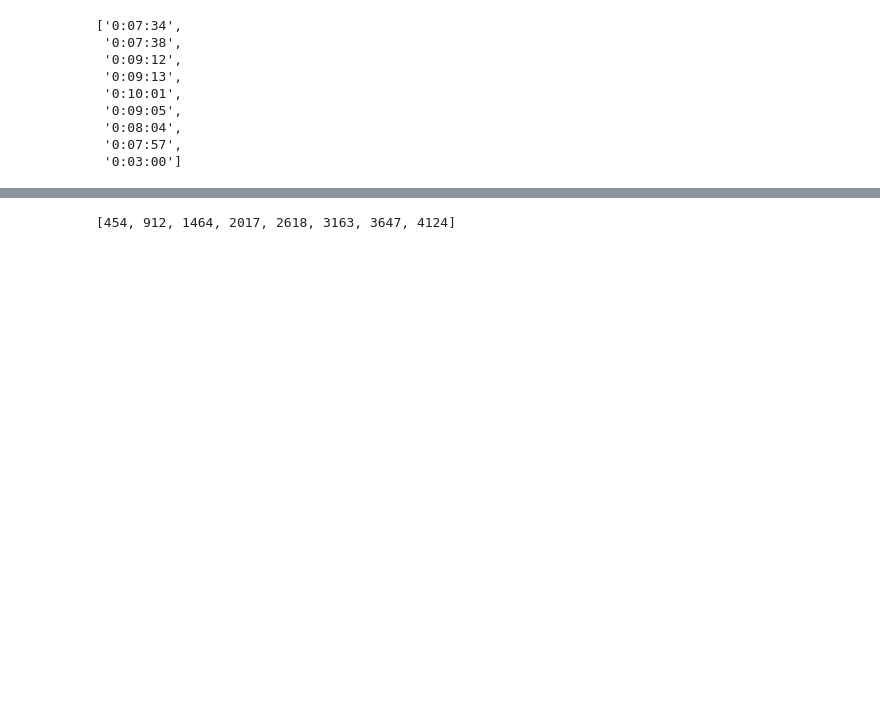
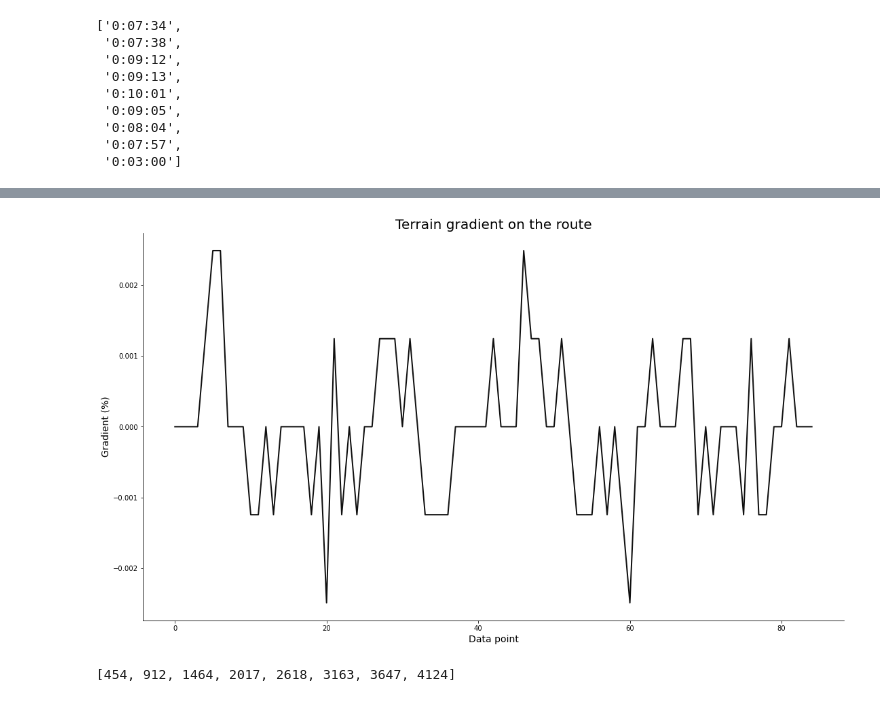
Before and after one commit to lrhf97/gpx_analysis, a Jupyter notebook: segment_creation.ipynb, the cells around one changed output, grey strips where cells are left out. Cells and saved outputs as stored; diff of their text form; code cells hidden in the pictures; blank space fills up the shorter version.

Commit message:
Added gradient -  need to thin out duplicate code

```diff
--- a/segment_creation.ipynb
+++ b/segment_creation.ipynb
@@ -115,0 +138,13 @@ def label_mile_chart(df):
+# %%
+unit = 0.1
+prev = df['elevation'][0]
+conversion_factor = 0.62137119
+gradient =[]
+
+for i in range(len(df['grade_section'].unique())):
+    el_diff = df['elevation'][i] - prev
+    unit_gradient = el_diff/(unit/conversion_factor*1000)
+    gradient.append(unit_gradient)
+    prev = df['elevation'][i]
+
+gradient[0:10]
@@ -116 +162,11 @@ def label_mile_chart(df):
+# %%
+
+
+plt.figure(figsize=(18.5, 10.5))
+plt.title('Terrain gradient on the route', size=20)
+plt.xlabel('Data point', size=14)
+plt.ylabel('Gradient (%)', size=14)
+plt.plot(np.arange(len(gradient)), gradient, lw=2, color='#101010');
+# %% [output]
+[figure, added]
 # %%
```
Also changed, not shown: parts of 10 cells of this notebook, 2 other files.
